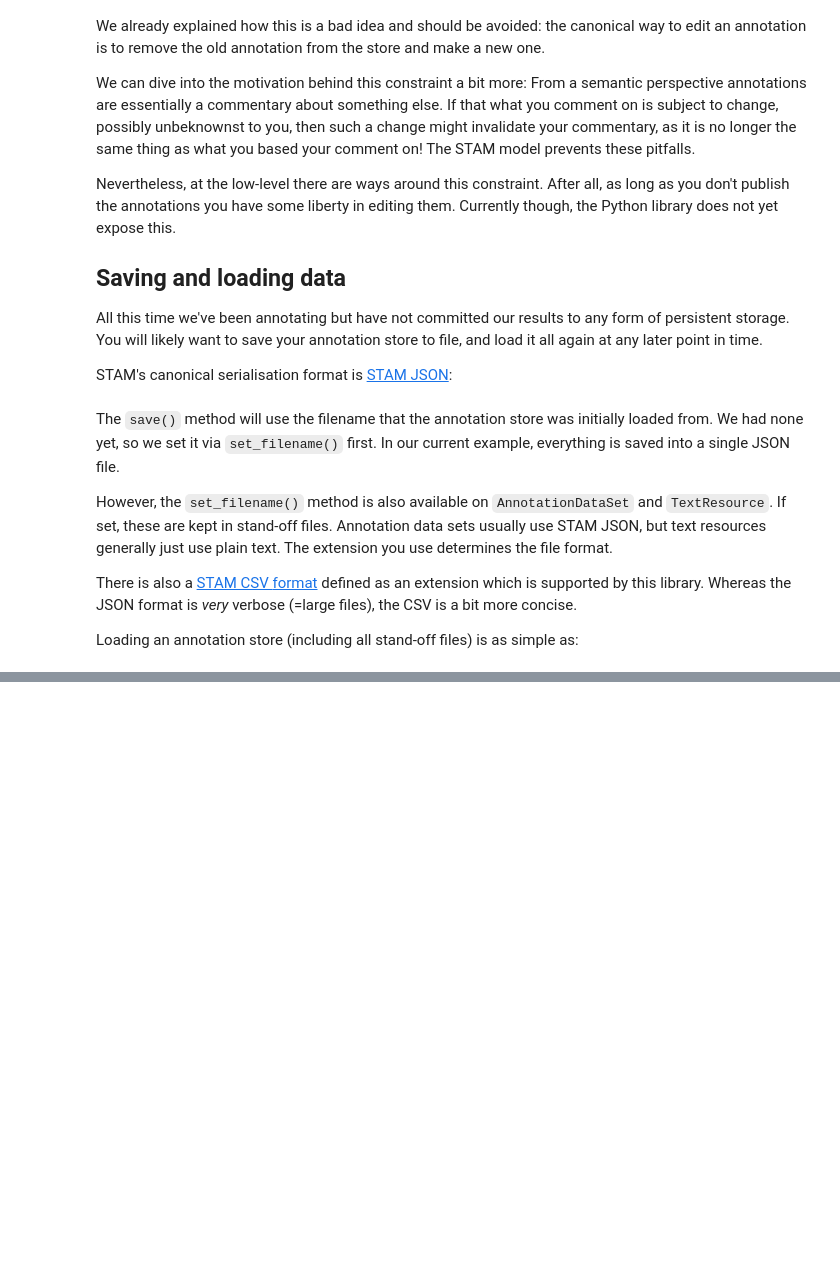
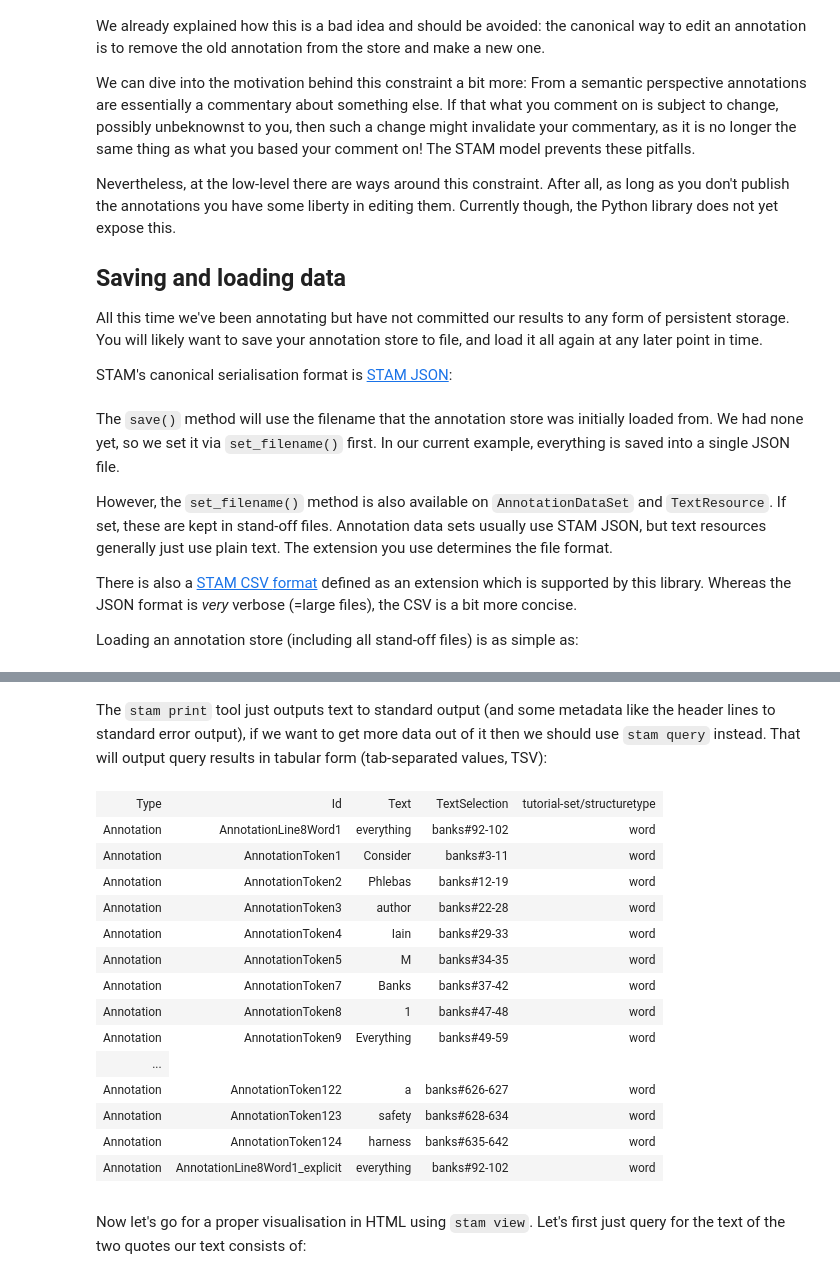
Before and after one commit to annotation/stam-python, a Jupyter notebook: tutorial.ipynb, the cells around one changed output, grey strips where cells are left out. Cells and saved outputs as stored; diff of their text form; code cells hidden in the pictures; blank space fills up the shorter version.

Commit message:
doc: updated tutorial with section on stam tools and visualisation

```diff
--- a/tutorial.ipynb
+++ b/tutorial.ipynb
@@ -1172,0 +1205,21 @@ store2 = stam.AnnotationStore(file="tutorial.store.stam.json")
+# %%
+# NOTE: You do not need to read and understand this cell! Feel free to execute and skip!
+#
+# We just need to be able visualize HTML from shell output in this notebook
+# and we register a function to do that:
+
+from IPython.core.magic import register_cell_magic
+from IPython.display import IFrame, display, HTML
+import subprocess
+@register_cell_magic
+def sh_to_html(line, cell):
+    """Run shell command and render HTML output"""
+    output = str(subprocess.run(cell,shell=True,capture_output=True).stdout,"utf-8")
+    display(HTML(output))
+
+@register_cell_magic
+def sh_to_tsv_html(line, cell):
+    """Run shell command and render TSV table as HTML output"""
+    output = str(subprocess.run(cell,shell=True,capture_output=True).stdout,"utf-8")
+    output = "<table>" + "\n".join("<tr>" + "".join("<td>" + cell + "</td>" for cell in row.split("\t") ) + "</tr>" for row in output.split("\n")) + "</table>"
+    display(HTML(output))
@@ -1172,0 +1294,25 @@ store2 = stam.AnnotationStore(file="tutorial.store.stam.json")
+# %% [markdown]
+The `stam print` tool just outputs text to standard output (and some metadata like the header lines to standard error output), if we want to get more data out of it then we should use `stam query` instead. That will output query results in tabular form (tab-separated values, TSV):
+# %%
+%%sh_to_tsv_html
+
+stam query --query 'SELECT ANNOTATION ?a WHERE DATA "tutorial-set" "structuretype" = "word";' tutorial.store.stam.json
+# %% [output]
+| Type | Id | Text | TextSelection | tutorial-set/structuretype |
+| Annotation | AnnotationLine8Word1 | everything | banks#92-102 | word |
+| Annotation | AnnotationToken1 | Consider | banks#3-11 | word |
+| Annotation | AnnotationToken2 | Phlebas | banks#12-19 | word |
+| Annotation | AnnotationToken3 | author | banks#22-28 | word |
+| Annotation | AnnotationToken4 | Iain | banks#29-33 | word |
+| Annotation | AnnotationToken5 | M | banks#34-35 | word |
+| Annotation | AnnotationToken7 | Banks | banks#37-42 | word |
+| Annotation | AnnotationToken8 | 1 | banks#47-48 | word |
+| Annotation | AnnotationToken9 | Everything | banks#49-59 | word |
+| ... |
+| Annotation | AnnotationToken122 | a | banks#626-627 | word |
+| Annotation | AnnotationToken123 | safety | banks#628-634 | word |
+| Annotation | AnnotationToken124 | harness | banks#635-642 | word |
+| Annotation | AnnotationLine8Word1_explicit | everything | banks#92-102 | word |
+|  |
+# %% [markdown]
+Now let's go for a proper visualisation in HTML using `stam view`. Let's first just query for the text of the two quotes our text consists of:
```
Also changed, not shown: parts of 15 cells of this notebook.
